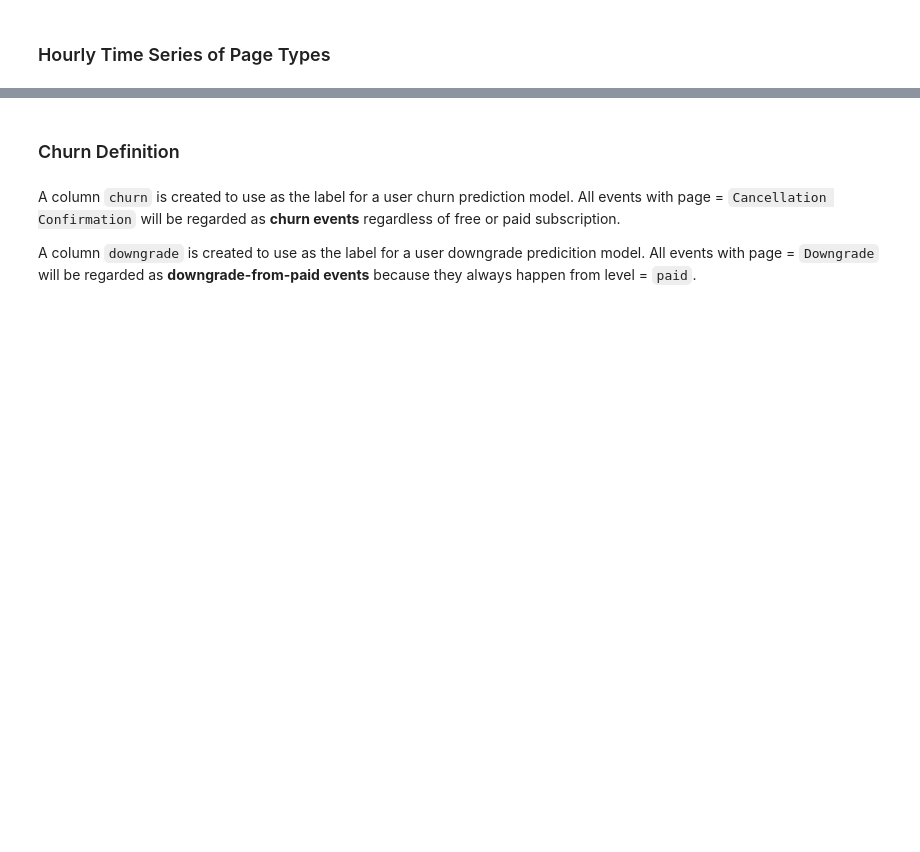
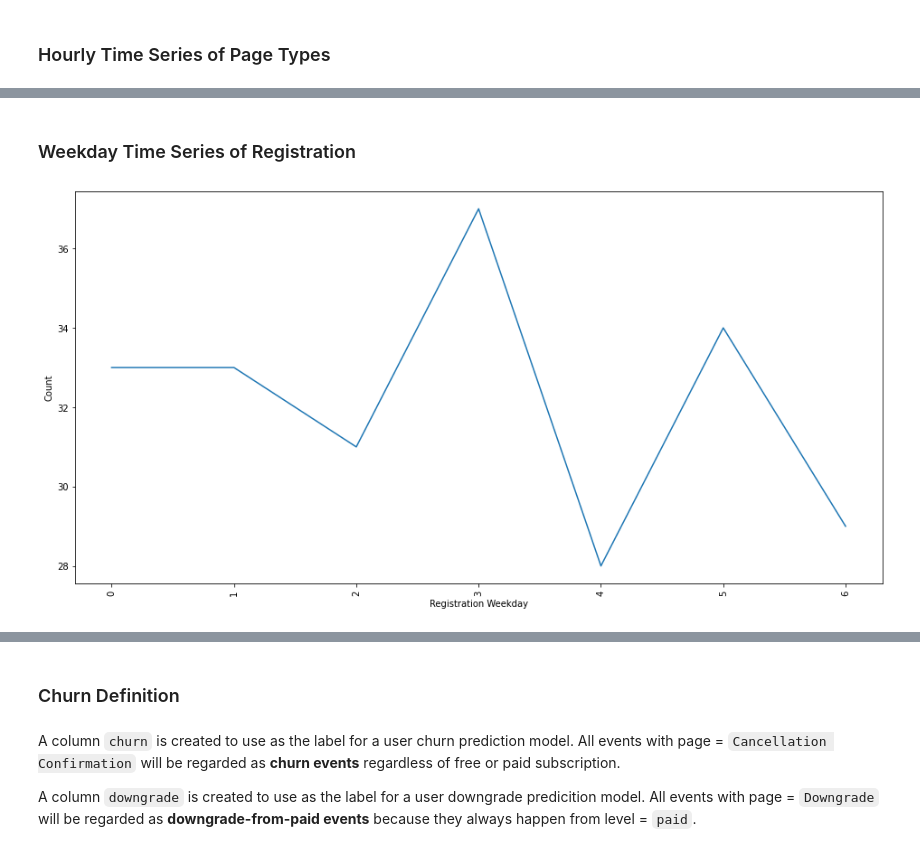
Before and after one commit to MareikeHeller/sparkify-customer-churn, a Jupyter notebook: sparkify-user-churn.ipynb, the cells around one changed output, grey strips where cells are left out. Cells and saved outputs as stored; diff of their text form; code cells hidden in the pictures; blank space fills up the shorter version.

```diff
--- a/sparkify-user-churn.ipynb
+++ b/sparkify-user-churn.ipynb
@@ -775,0 +852,12 @@ plot_line_chart(events_per_hour, 'hour', 'count', 'page')
+# %% [markdown]
+### Weekday Time Series of Registration
+# %%
+users_per_registration_weekday = df_clean.select('userId','registration_weekday') \
+                                     .dropDuplicates() \
+                                     .groupby('registration_weekday') \
+                                     .count() \
+                                     .sort('registration_weekday')
+
+plot_line_chart(users_per_registration_weekday, 'registration_weekday', 'count', legend=None)
+# %% [output]
+[figure, added]
```
Also changed, not shown: parts of 96 cells of this notebook.
